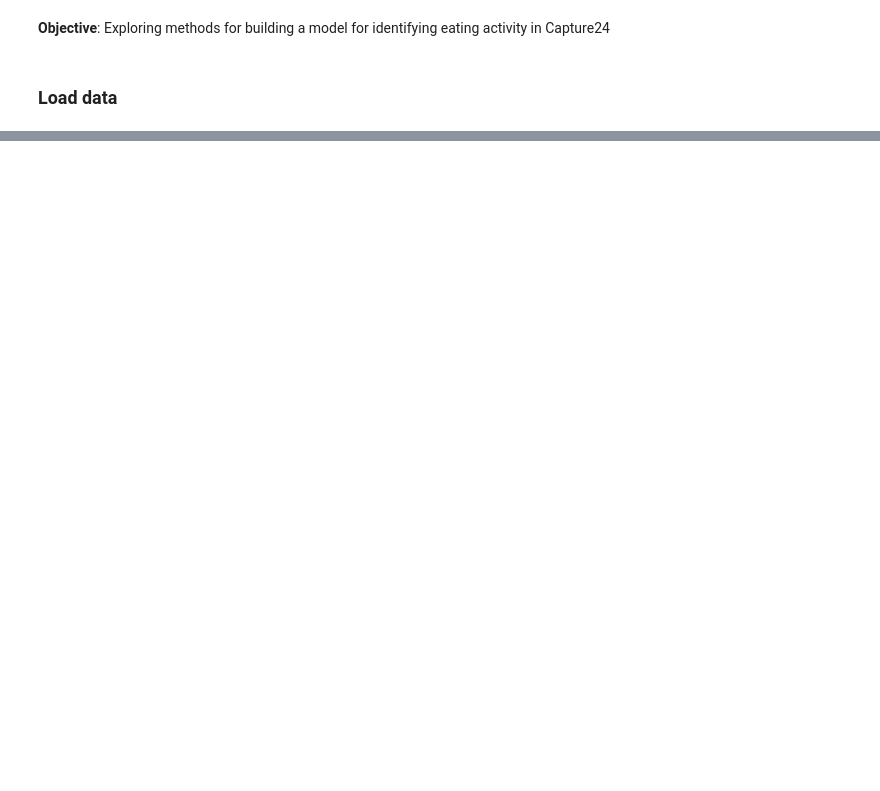
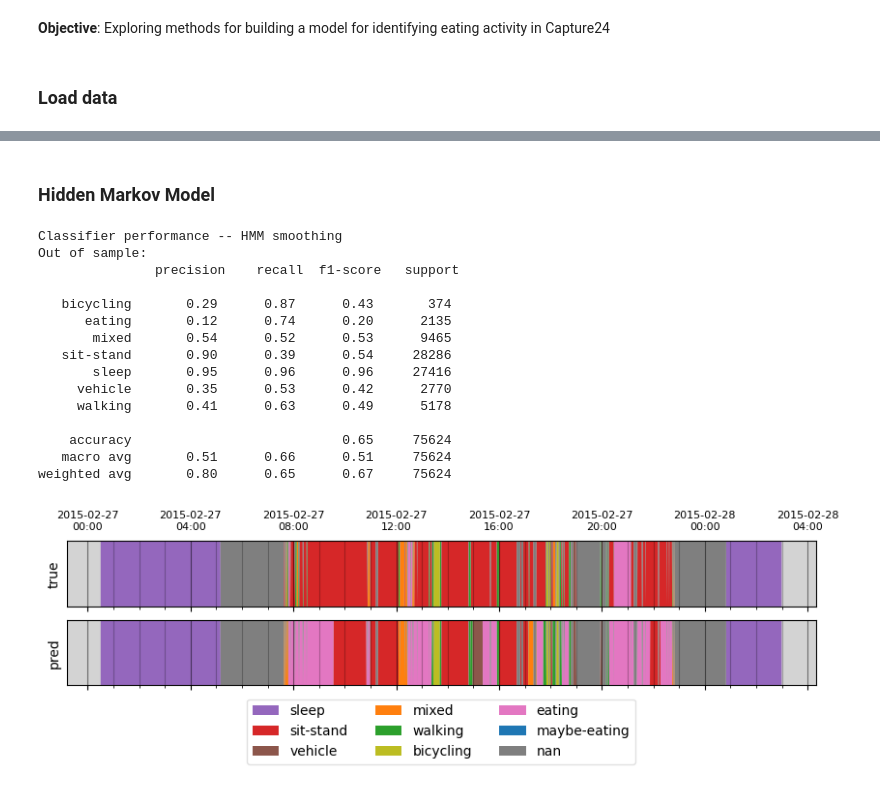
Before and after one commit to stevenpur/eating_detection, a Jupyter notebook: explore.ipynb, the cells around one changed output, grey strips where cells are left out. Cells and saved outputs as stored; diff of their text form; code cells hidden in the pictures; blank space fills up the shorter version.

```diff
--- a/explore.ipynb
+++ b/explore.ipynb
@@ -137,0 +312,37 @@ array([], dtype=float64)
+# %% [markdown]
+### Hidden Markov Model
+# %%
+import importlib
+importlib.reload(utils)
+# Use the conveniently provided out-of-bag probability predictions from the
+# random forest training process.
+Y_train_prob = clf.oob_decision_function_  # out-of-bag probability predictions
+labels = clf.classes_  # need this to know the label order of cols of Y_train_prob
+hmm_params = utils.train_hmm(Y_train_prob, Y_train, labels)  # obtain HMM matrices/params
+Y_test_pred_hmm = utils.viterbi(Y_test_pred, hmm_params)  # smoothing
+print('\nClassifier performance -- HMM smoothing')
+print('Out of sample:\n', metrics.classification_report(Y_test, Y_test_pred_hmm))
+
+# Check again participant
+mask = pid_test == 'P101'
+fig, ax = utils.plot_compare(T_test[mask],
+                             Y_test[mask],
+                             Y_test_pred_hmm[mask])
+fig.show()
+# %% [output]
+Classifier performance -- HMM smoothing
+Out of sample:
+               precision    recall  f1-score   support
+
+   bicycling       0.29      0.87      0.43       374
+      eating       0.12      0.74      0.20      2135
+       mixed       0.54      0.52      0.53      9465
+   sit-stand       0.90      0.39      0.54     28286
+       sleep       0.95      0.96      0.96     27416
+     vehicle       0.35      0.53      0.42      2770
+     walking       0.41      0.63      0.49      5178
+
+    accuracy                           0.65     75624
+   macro avg       0.51      0.66      0.51     75624
+weighted avg       0.80      0.65      0.67     75624
+[figure, added]
```
Also changed, not shown: parts of 14 cells of this notebook, 1 other file.
